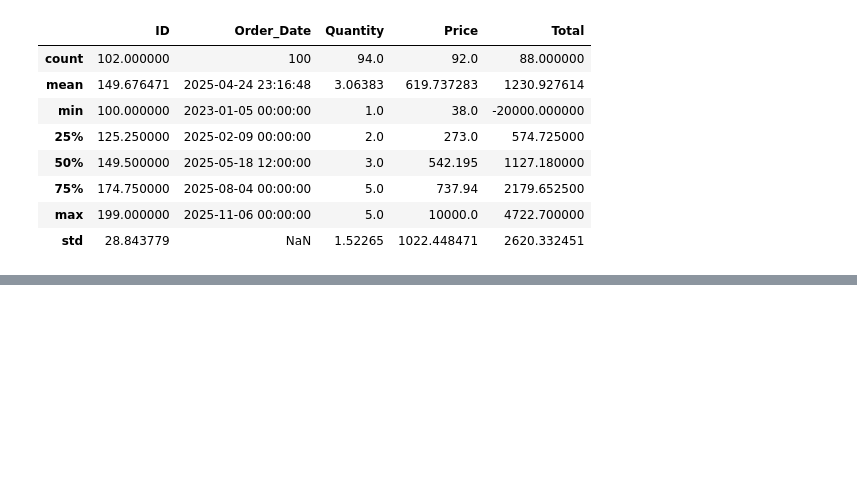
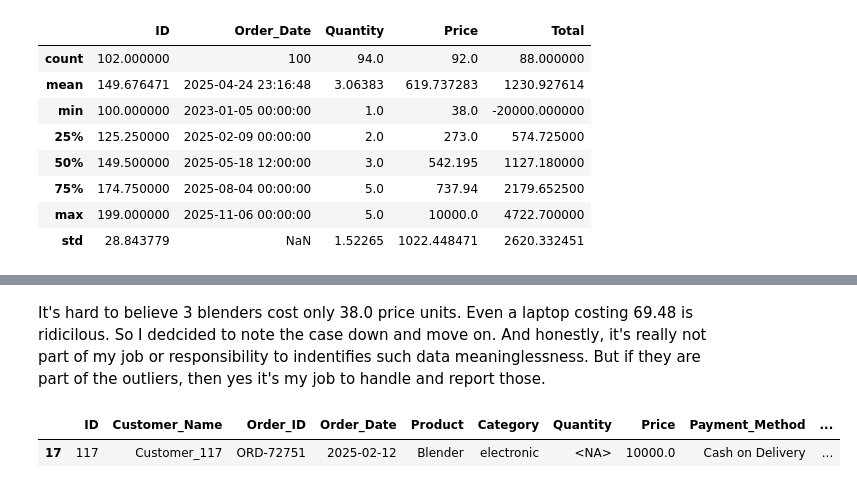
Before and after one commit to Gerum-Berhanu/data-cleaning, a Jupyter notebook: projects/05_ecommerce_sales/05_data_cleaning.ipynb, the cells around one changed output, grey strips where cells are left out. Cells and saved outputs as stored; diff of their text form; code cells hidden in the pictures; blank space fills up the shorter version.

```diff
--- a/projects/05_ecommerce_sales/05_data_cleaning.ipynb
+++ b/projects/05_ecommerce_sales/05_data_cleaning.ipynb
@@ -348,0 +438,8 @@ display(df.describe())
+# %% [markdown]
+It's hard to believe 3 blenders cost only 38.0 price units. Even a laptop costing 69.48 is ridicilous. So I dedcided to note the case down and move on. And honestly, it's really not part of my job or responsibility to indentifies such data meaninglessness. But if they are part of the outliers, then yes it's my job to handle and report those.
+# %%
+# Checking upper limit
+display(df[upper_mask])
+# %% [output]
+|  | ID | Customer_Name | Order_ID | Order_Date | Product | Category | Quantity | Price | Payment_Method | ... |
+| 17 | 117 | Customer_117 | ORD-72751 | 2025-02-12 | Blender | electronic | <NA> | 10000.0 | Cash on Delivery | ... |
```
Also changed, not shown: parts of 12 cells of this notebook.
